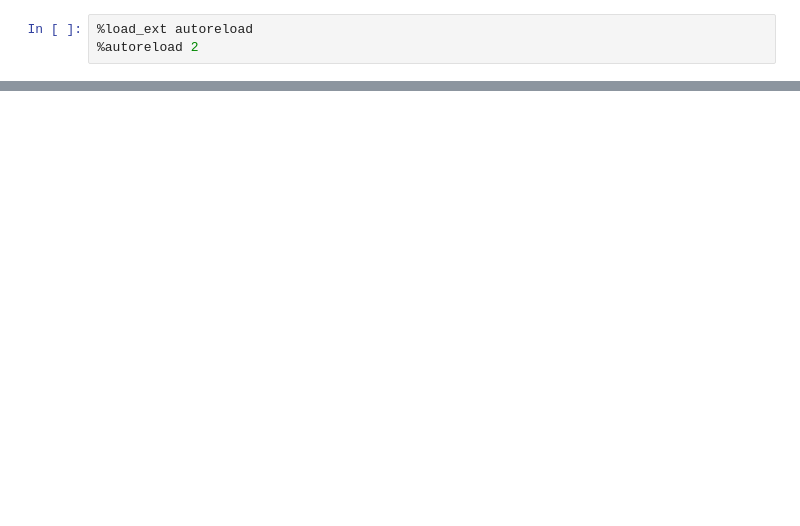
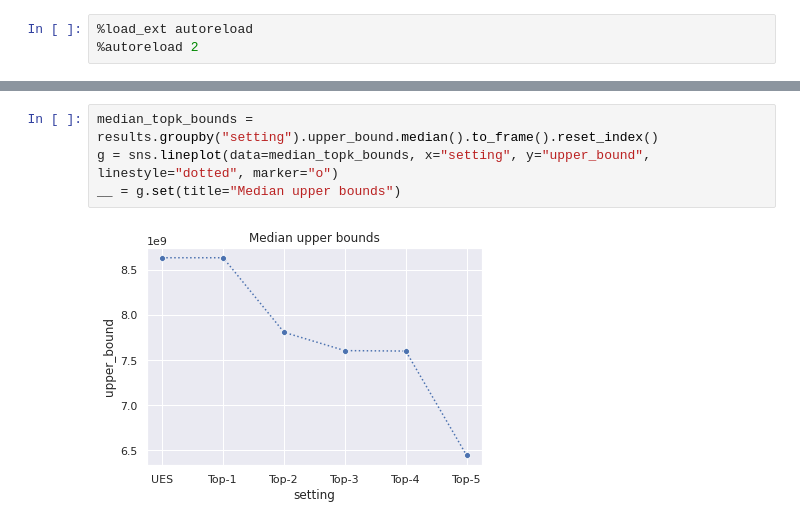
Before and after one commit to rbergm/PostBOUND, a Jupyter notebook: ues/UES_TopKBounds.ipynb, the cells around one changed output, grey strips where cells are left out. Saved outputs shown, nothing was run; the diff lists cells and outputs as text; blank space fills up the shorter version.

```diff
--- a/ues/UES_TopKBounds.ipynb
+++ b/ues/UES_TopKBounds.ipynb
@@ -258,0 +104,6 @@ SELECT COUNT(*) FROM movie_info_idx AS mi_idx JOIN info_type AS it ON it.id = mi
+# %%
+median_topk_bounds = results.groupby("setting").upper_bound.median().to_frame().reset_index()
+g = sns.lineplot(data=median_topk_bounds, x="setting", y="upper_bound", linestyle="dotted", marker="o")
+__ = g.set(title="Median upper bounds")
+# %% [output]
+[figure, added]
```
Also changed, not shown: parts of 52 cells of this notebook.
